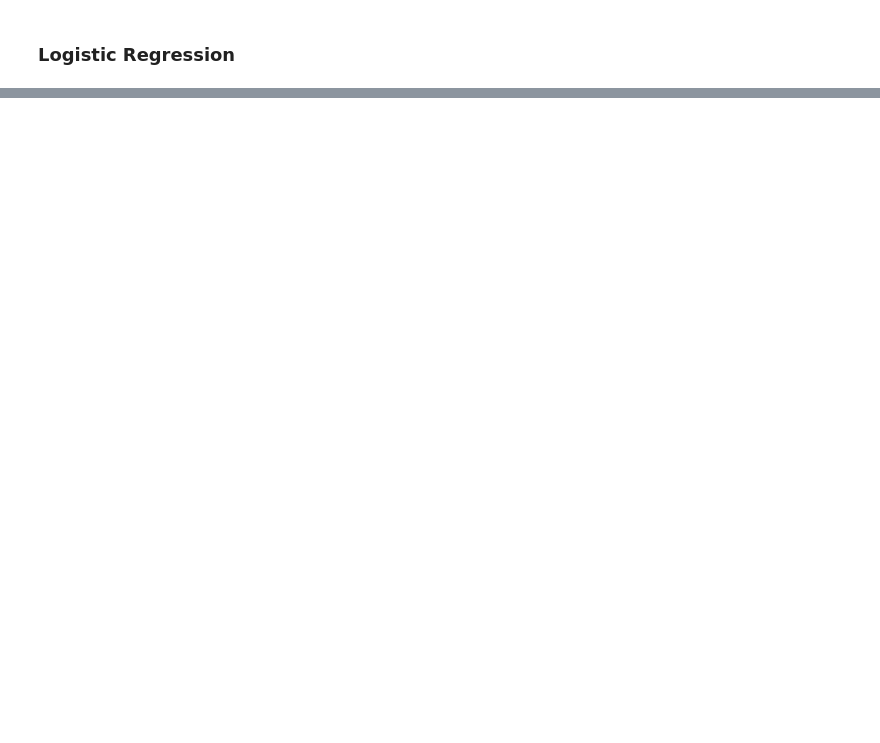
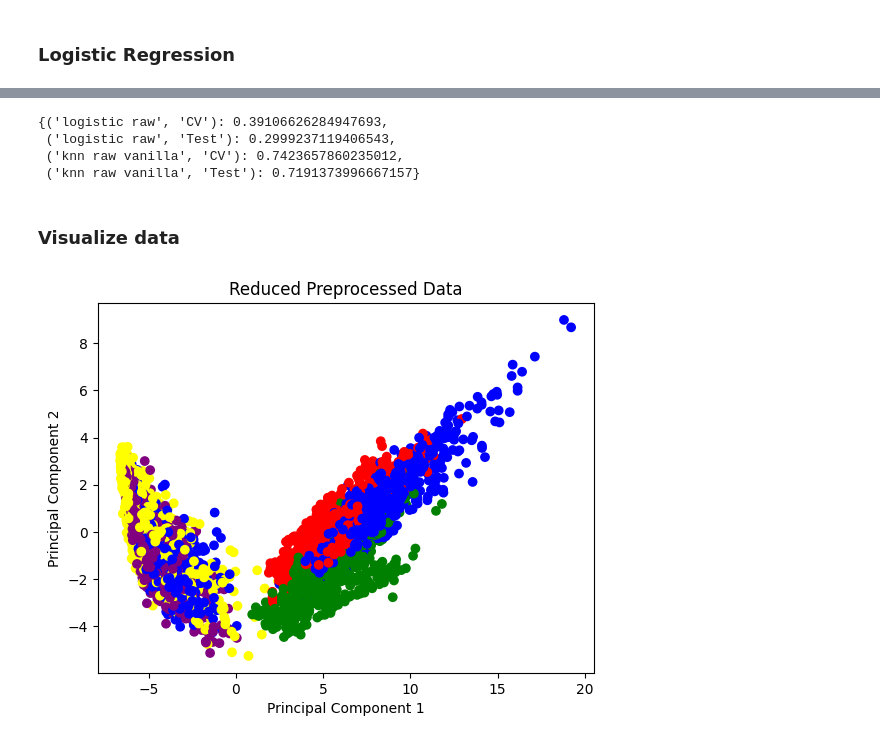
Before and after one commit to TiagoCAAmorim/machine_learning, a Jupyter notebook: Lista02/Lista02.ipynb, the cells around one changed output, grey strips where cells are left out. Drawn from its saved outputs; the diff is of its cells as text; code cells hidden in the pictures; blank space fills up the shorter version.

```diff
--- a/Lista02/Lista02.ipynb
+++ b/Lista02/Lista02.ipynb
@@ -665,0 +691,30 @@ model_summary(
+# %%
+# Build vanilla kNN
+print("Vanilla kNN")
+
+if not RERUN:
+    knn_raw_vanilla = KNeighborsClassifier()
+    results = find_knn_best_k(
+        X=X_raw_scaled,
+        y=y,
+        model=knn_raw_vanilla,
+        k_range=range(1, 30),
+        plot_filename="B_kNN_bestK.png",
+        verbose=True,
+    )
+    knn_raw_vanilla, best_k_raw, balanced_accuracy[("knn raw vanilla","CV")] = results
+
+    _ = joblib.dump(knn_vanilla, "knn_raw_vanilla_model.sav")
+else:
+    knn_raw_vanilla = joblib.load("knn_raw_vanilla_model.sav")
+    best_k_raw = knn_raw_vanilla.get_params()["n_neighbors"]
+    print(f"Best k = {best_k_raw}")
+    balanced_accuracy[("knn raw vanilla","CV")] = do_CV(
+        X=X_raw_scaled,
+        y=y[0],
+        model=knn_raw_vanilla,
+        retrain_all=True)
+    print(f"Balanced accuracy = {balanced_accuracy[("knn raw vanilla","CV")]:0.4f}")
+
+y_pred = knn_raw_vanilla.predict(X_raw_scaled_test)
+balanced_accuracy[("knn raw vanilla","Test")] = recall_score(y_test, y_pred, average="macro")
@@ -665,0 +762,24 @@ model_summary(
+# %%
+balanced_accuracy
+# %% [output]
+{('logistic raw', 'CV'): 0.39106626284947693,
+ ('logistic raw', 'Test'): 0.2999237119406543,
+ ('knn raw vanilla', 'CV'): 0.7423657860235012,
+ ('knn raw vanilla', 'Test'): 0.7191373996667157}
+# %% [markdown]
+### Visualize data
+# %%
+pca = PCA(n_components=2)
+pca.fit(X)
+X_reduced = pca.transform(X)
+
+color_map = {label: color for label, color in zip(range(1,len(labels)+1), ["red", "green", "blue", "purple", "blue", "yellow"])}
+colors = [color_map.get(label) for label in y[0]]
+
+plt.scatter(X_reduced[:, 0], X_reduced[:, 1], c=colors)
+plt.xlabel("Principal Component 1")
+plt.ylabel("Principal Component 2")
+plt.title("Reduced Preprocessed Data")
+plt.show()
+# %% [output]
+[figure, added]
```
Also changed, not shown: parts of 17 cells of this notebook, 5 other files.
